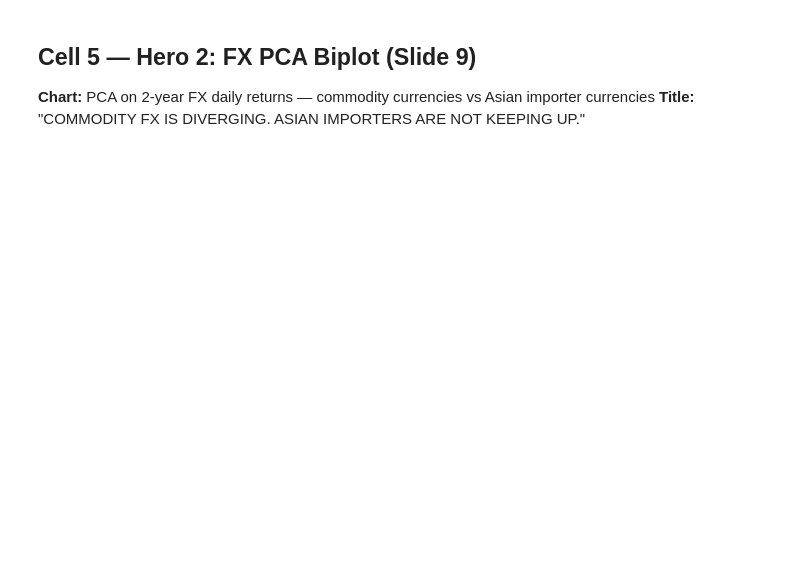
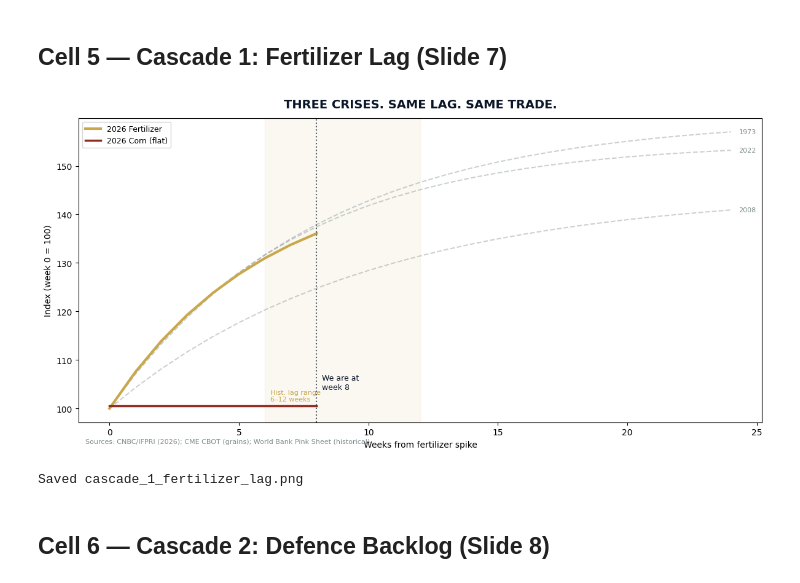
Before and after one commit to pahansenevirathne128-gif/citi-bank, a Jupyter notebook: citi_markets_2026.ipynb, the cells around one changed output. Cells and saved outputs as stored; diff of their text form; code cells hidden in the pictures; blank space fills up the shorter version.

Commit message:
Day 4: add slide charts, fresh notebook shell, remove handoff docs
Co-Authored-By: Claude Sonnet 4.6 <noreply@anthropic.com>

```diff
--- a/citi_markets_2026.ipynb
+++ b/citi_markets_2026.ipynb
@@ -265,5 +251,58 @@ The dotted baseline at 100 makes the gap undeniable: two inputs have repriced sh
+# %% [markdown]
+## Cell 5 — Cascade 1: Fertilizer Lag (Slide 7)
+# %%
+%matplotlib inline
+import warnings; warnings.filterwarnings('ignore')
+import numpy as np, pandas as pd, time
+import matplotlib
+import matplotlib.pyplot as plt
+import matplotlib.cm as cm
+from pathlib import Path
+from sklearn.preprocessing import StandardScaler
+from sklearn.decomposition import PCA
+
+NAVY='#0A1628'; GOLD='#C9A84C'; FOREST='#1B4332'
+OCEAN='#1A5276'; CRIMSON='#922B21'; GREY='#7F8C8D'
+COLORS=[NAVY, GOLD, FOREST, OCEAN, CRIMSON, GREY]
+CHARTS=Path('charts'); DATA=Path('data')
+CHARTS.mkdir(exist_ok=True); DATA.mkdir(exist_ok=True)
+fig, ax = plt.subplots(figsize=(12, 6))
+
+weeks = np.arange(25)
+analogues = {
+    '1973': 100 + 60*(1-np.exp(-weeks/8)),
+    '2008': 100 + 45*(1-np.exp(-weeks/10)),
+    '2022': 100 + 55*(1-np.exp(-weeks/7)),
+}
+for label, vals in analogues.items():
+    ax.plot(weeks, vals, color=GREY, lw=1.5, alpha=0.4, ls='--')
+    ax.text(weeks[-1]+0.3, vals[-1], label, color=GREY, fontsize=8, va='center')
+
+w26 = np.arange(9)
+fert_2026 = 100 + 49*(1 - np.exp(-w26/6))
+grain_2026 = np.ones(9) * 100.5
+
+ax.plot(w26, fert_2026, color=GOLD, lw=3, label='2026 Fertilizer')
+ax.plot(w26, grain_2026, color=CRIMSON, lw=2.5, label='2026 Corn (flat)')
+ax.axvline(8, color=NAVY, lw=1.5, ls=':', alpha=0.7)
+ax.axvspan(6, 12, alpha=0.07, color=GOLD)
+ax.text(8.2, 104, 'We are at\nweek 8', fontsize=9, color=NAVY)
+ax.text(6.2, 101.5, 'Hist. lag range\n6–12 weeks', fontsize=8, color=GOLD)
+
+ax.set_title('THREE CRISES. SAME LAG. SAME TRADE.', fontsize=14,
+             fontweight='bold', color=NAVY, pad=12)
+ax.set_xlabel('Weeks from fertilizer spike'); ax.set_ylabel('Index (week 0 = 100)')
+ax.legend(loc='upper left', fontsize=9)
+ax.set_facecolor('white'); fig.patch.set_facecolor('white')
+ax.text(0.01,-0.07,'Sources: CNBC/IFPRI (2026); CME CBOT (grains); World Bank Pink Sheet (historical).',
+        transform=ax.transAxes, fontsize=8, color=GREY)
+plt.tight_layout()
+plt.savefig(CHARTS / 'cascade_1_fertilizer_lag.png', dpi=150, bbox_inches='tight')
+plt.show()
+print('Saved cascade_1_fertilizer_lag.png')
+# %% [output]
+[figure, added]
+Saved cascade_1_fertilizer_lag.png
 # %% [markdown]
-## Cell 5 — Hero 2: FX PCA Biplot (Slide 9)
-**Chart:** PCA on 2-year FX daily returns — commodity currencies vs Asian importer currencies
-**Title:** "COMMODITY FX IS DIVERGING. ASIAN IMPORTERS ARE NOT KEEPING UP."
+## Cell 6 — Cascade 2: Defence Backlog (Slide 8)
 # %%
```
Also changed, not shown: parts of 48 cells of this notebook, 14 other files.
